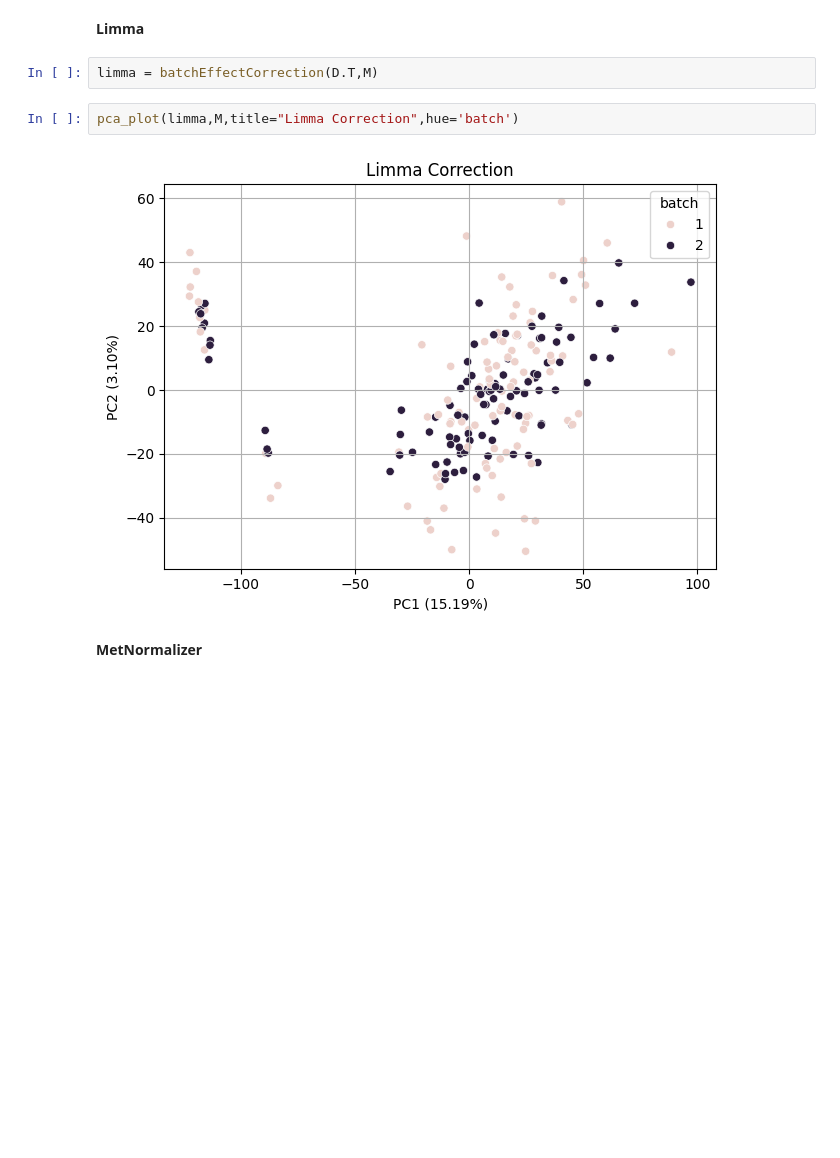
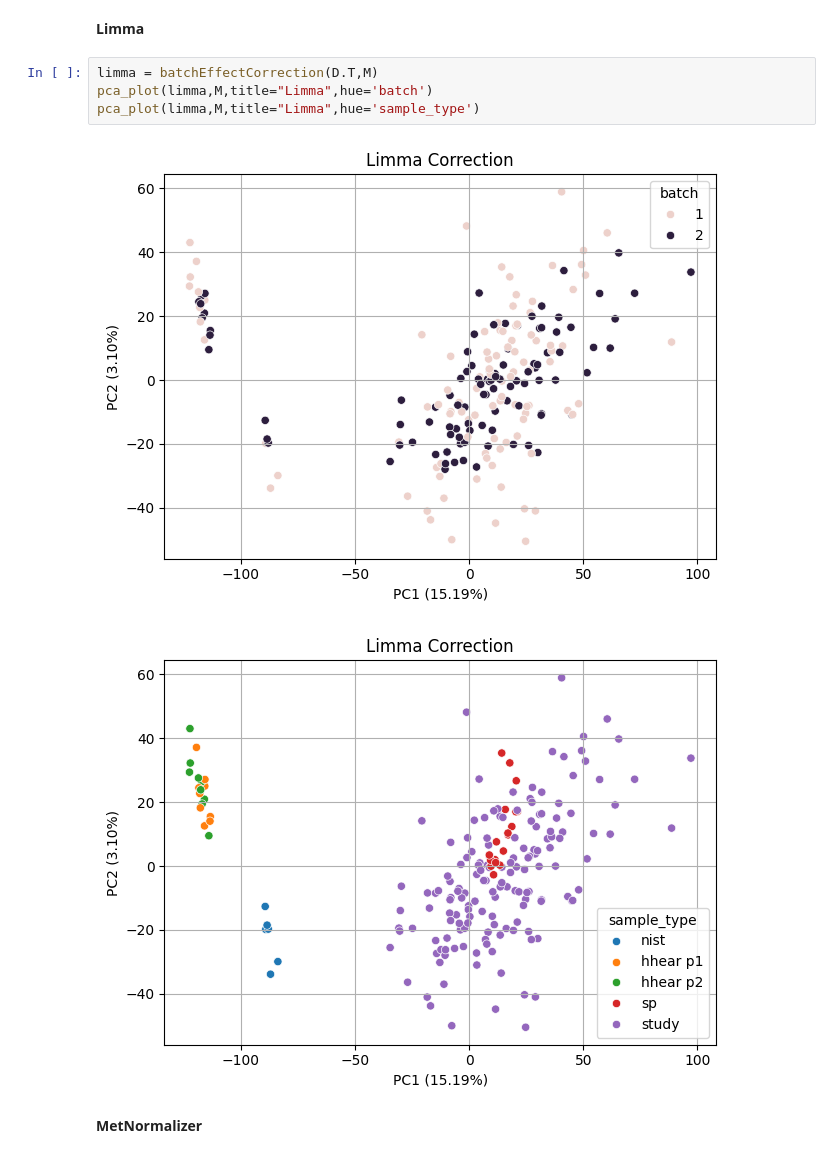
Before and after one commit to JulianAileru/batch-effect-correction-algorithms, a Jupyter notebook: Testing.ipynb, the cells around one changed output. Drawn from its saved outputs; the diff is of its cells as text; blank space fills up the shorter version.

```diff
--- a/Testing.ipynb
+++ b/Testing.ipynb
@@ -65,10 +67,11 @@ pca_plot(combat.T,M,hue='batch')
 **Limma**
 # %%
 limma = batchEffectCorrection(D.T,M)
+pca_plot(limma,M,title="Limma",hue='batch')
+pca_plot(limma,M,title="Limma",hue='sample_type')
+# %% [output]
+[figure, added]
+[figure, added]
-# %%
-pca_plot(limma,M,title="Limma Correction",hue='batch')
-# %% [output]
-[figure, removed]
 # %% [markdown]
 **MetNormalizer**
 # %%
```
Also changed, not shown: parts of 4 cells of this notebook.
